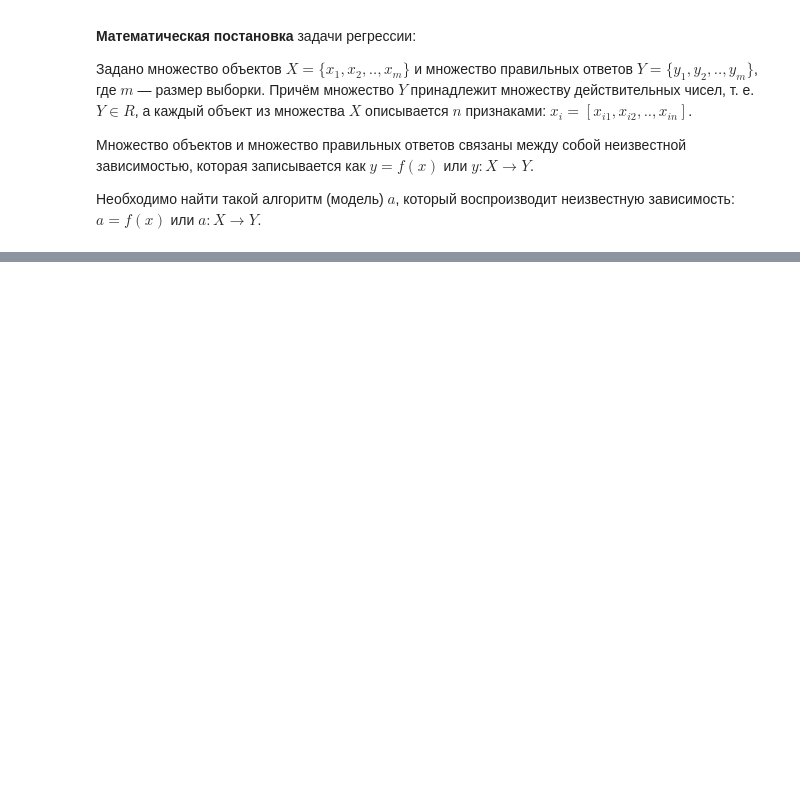
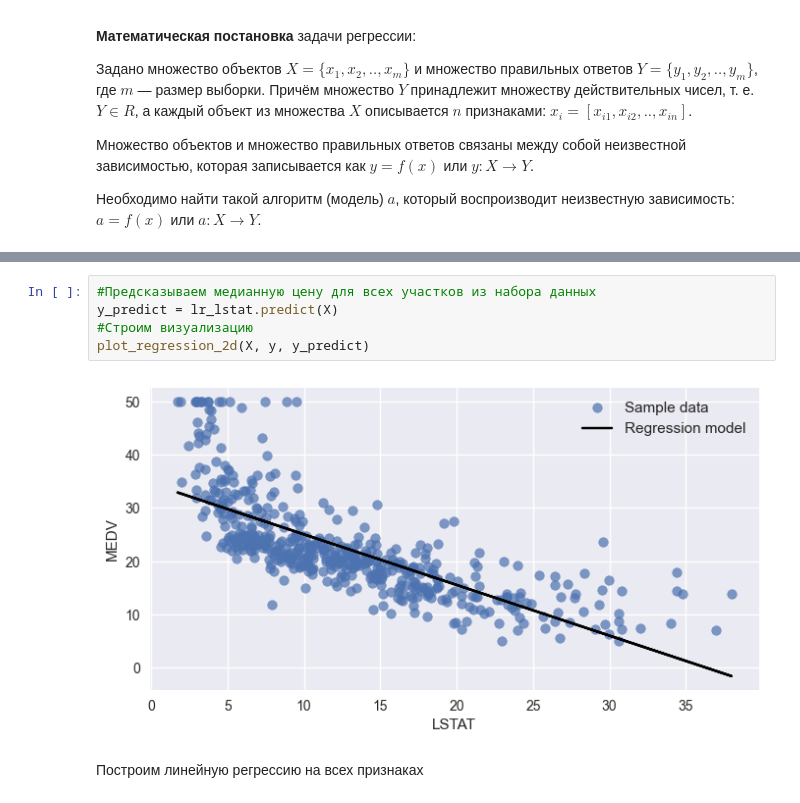
Before and after one commit to MazepaYuliya/SF_DS_3_0, a Jupyter notebook: ML_/regression.ipynb, the cells around one changed output, grey strips where cells are left out. Cells and saved outputs as stored; diff of their text form; blank space fills up the shorter version.

```diff
--- a/ML_/regression.ipynb
+++ b/ML_/regression.ipynb
@@ -60,0 +390,9 @@ k и b - параметры линейной регрессии
+# %%
+#Предсказываем медианную цену для всех участков из набора данных
+y_predict = lr_lstat.predict(X)
+#Строим визуализацию
+plot_regression_2d(X, y, y_predict)
+# %% [output]
+[figure, added]
+# %% [markdown]
+Построим линейную регрессию на всех признаках
```
Also changed, not shown: parts of 72 cells of this notebook, 4 other files.
